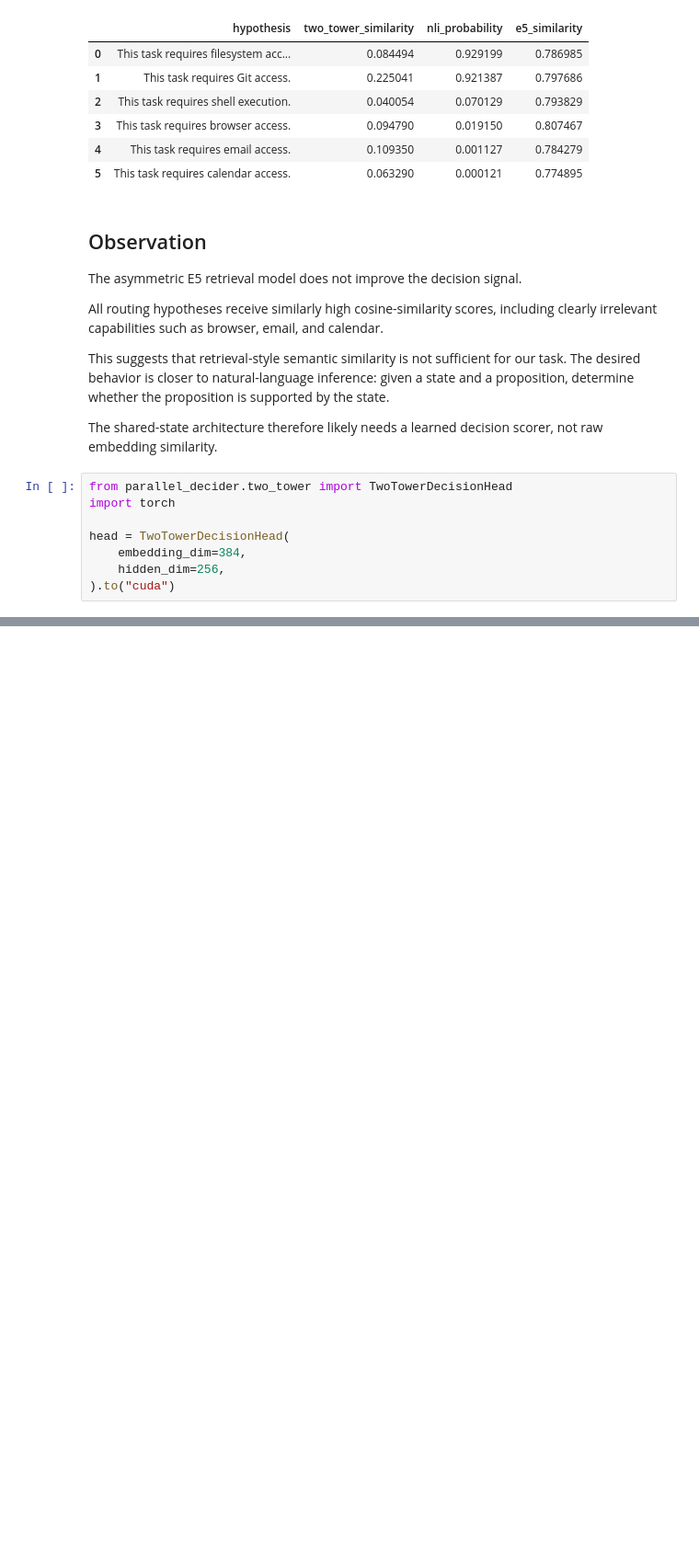
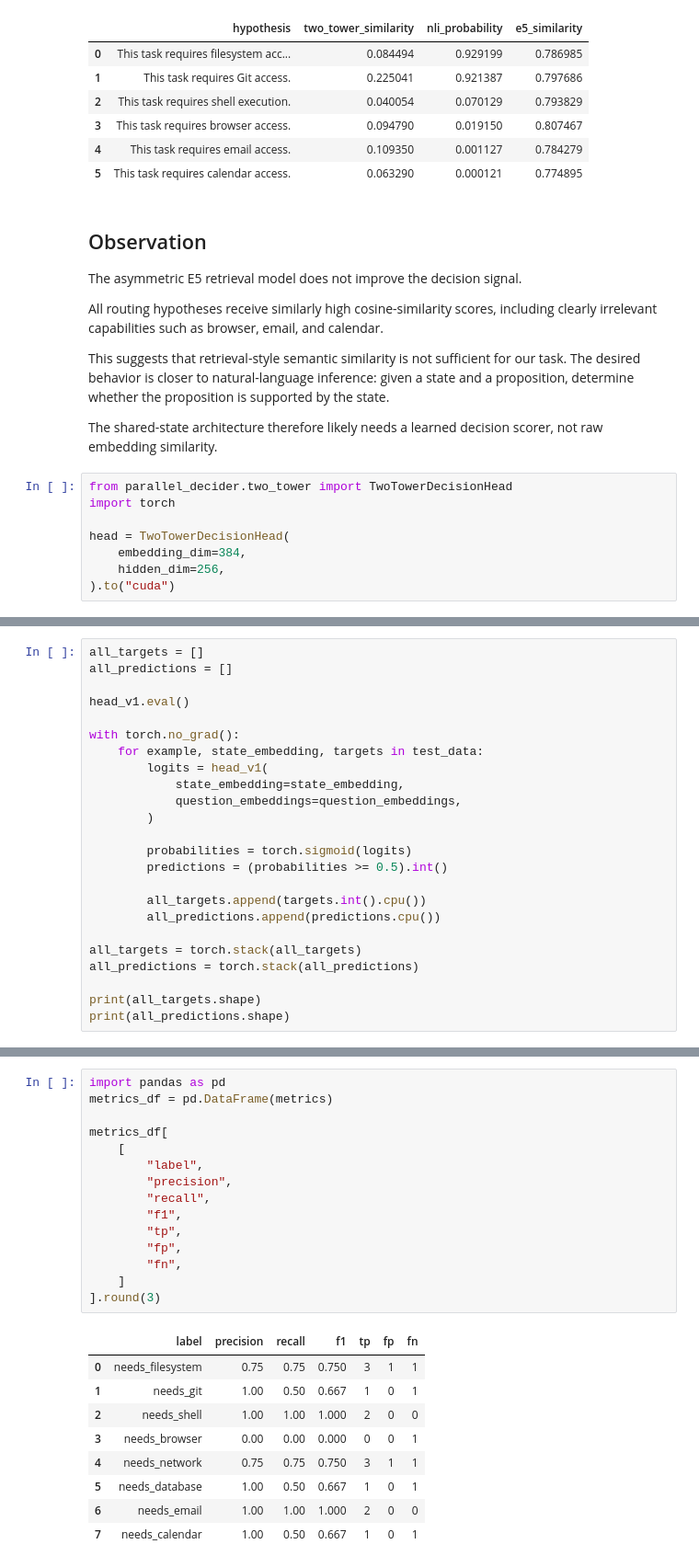
Before and after one commit to mebusila/parallel-decider, a Jupyter notebook: notebooks/04_two_tower_baseline.ipynb, the cells around one changed output, grey strips where cells are left out. Shown at 92% size. Cells and saved outputs as stored; diff of their text form; blank space fills up the shorter version.

```diff
--- a/notebooks/04_two_tower_baseline.ipynb
+++ b/notebooks/04_two_tower_baseline.ipynb
@@ -276,0 +1060,24 @@ for hypothesis, probability in zip(
+# %%
+all_targets = []
+all_predictions = []
+
+head_v1.eval()
+
+with torch.no_grad():
+    for example, state_embedding, targets in test_data:
+        logits = head_v1(
+            state_embedding=state_embedding,
+            question_embeddings=question_embeddings,
+        )
+
+        probabilities = torch.sigmoid(logits)
+        predictions = (probabilities >= 0.5).int()
+
+        all_targets.append(targets.int().cpu())
+        all_predictions.append(predictions.cpu())
+
+all_targets = torch.stack(all_targets)
+all_predictions = torch.stack(all_predictions)
+
+print(all_targets.shape)
+print(all_predictions.shape)
@@ -276,0 +1120,25 @@ for hypothesis, probability in zip(
+# %%
+import pandas as pd
+metrics_df = pd.DataFrame(metrics)
+
+metrics_df[
+    [
+        "label",
+        "precision",
+        "recall",
+        "f1",
+        "tp",
+        "fp",
+        "fn",
+    ]
+].round(3)
+# %% [output]
+|  | label | precision | recall | f1 | tp | fp | fn |
+| 0 | needs_filesystem | 0.75 | 0.75 | 0.750 | 3 | 1 | 1 |
+| 1 | needs_git | 1.00 | 0.50 | 0.667 | 1 | 0 | 1 |
+| 2 | needs_shell | 1.00 | 1.00 | 1.000 | 2 | 0 | 0 |
+| 3 | needs_browser | 0.00 | 0.00 | 0.000 | 0 | 0 | 1 |
+| 4 | needs_network | 0.75 | 0.75 | 0.750 | 3 | 1 | 1 |
+| 5 | needs_database | 1.00 | 0.50 | 0.667 | 1 | 0 | 1 |
+| 6 | needs_email | 1.00 | 1.00 | 1.000 | 2 | 0 | 0 |
+| 7 | needs_calendar | 1.00 | 0.50 | 0.667 | 1 | 0 | 1 |
```
Also changed, not shown: parts of 47 cells of this notebook, 2 other files.
